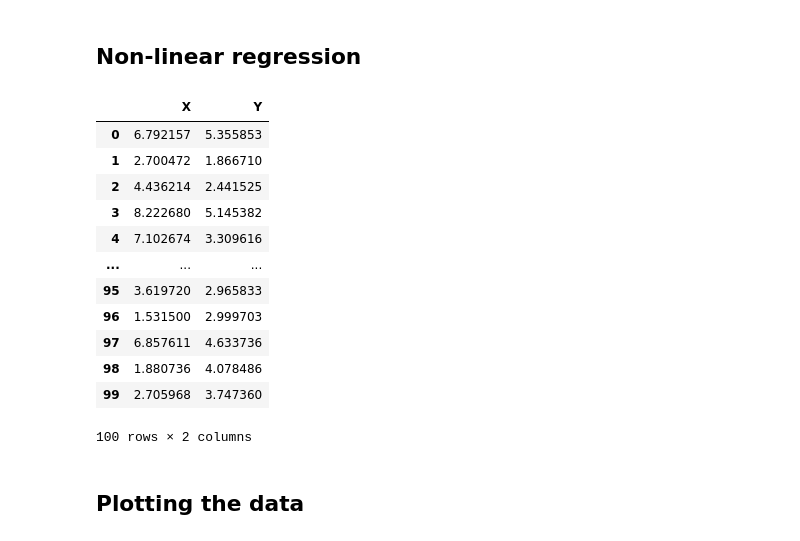
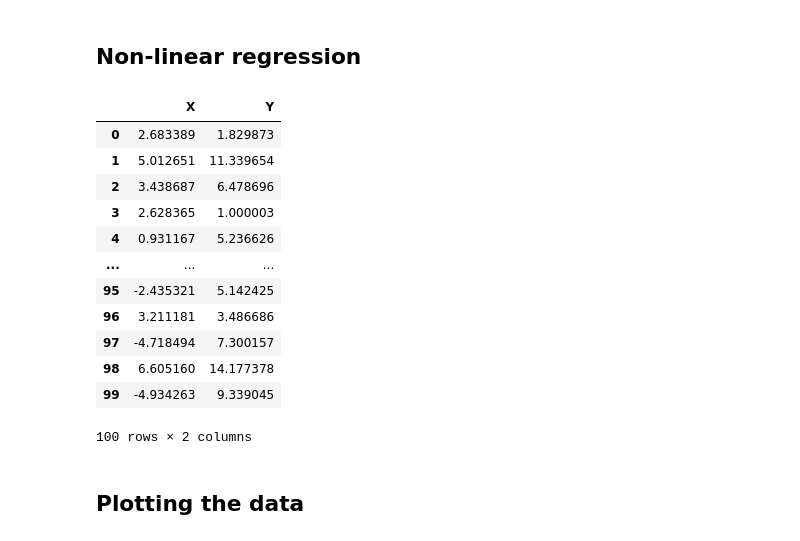
Before and after one commit to badralbanna/quantitative-neuroscience, a Jupyter notebook: (BFA) Ex 7 - regressions.ipynb, the cells around one changed output. Cells and saved outputs as stored; diff of their text form; code cells hidden in the pictures.

```diff
--- a/(BFA) Ex 7 - regressions.ipynb
+++ b/(BFA) Ex 7 - regressions.ipynb
@@ -161,38 +180,38 @@ dtype: float64
 # %%
 # Generate 'random' data for quadratic relationship
 N = 100
 slope = 0.3
 yint = 2
 noise_scale = 2
 x_mean = 2
 x_scale = 7
 
 np.random.seed(0)
 X = x_scale * (2*np.random.rand(N) - 1) + x_mean   # Array of X values
 res = noise_scale * np.random.randn(N)      # Generate residual terms
 Y = yint + slope * X**2 + res                  # Actual values of Y
 
 # Create pandas dataframe to store our X and y values
 df2 = pd.DataFrame(
     {'X': X,
      'Y': Y}
 )
 
 # Show the data frame
-df
+df2
 # %% [output]
 |  | X | Y |
-| 0 | 6.792157 | 5.355853 |
-| 1 | 2.700472 | 1.866710 |
-| 2 | 4.436214 | 2.441525 |
-| 3 | 8.222680 | 5.145382 |
-| 4 | 7.102674 | 3.309616 |
+| 0 | 2.683389 | 1.829873 |
+| 1 | 5.012651 | 11.339654 |
+| 2 | 3.438687 | 6.478696 |
+| 3 | 2.628365 | 1.000003 |
+| 4 | 0.931167 | 5.236626 |
 | ... | ... | ... |
-| 95 | 3.619720 | 2.965833 |
-| 96 | 1.531500 | 2.999703 |
-| 97 | 6.857611 | 4.633736 |
-| 98 | 1.880736 | 4.078486 |
-| 99 | 2.705968 | 3.747360 |
+| 95 | -2.435321 | 5.142425 |
+| 96 | 3.211181 | 3.486686 |
+| 97 | -4.718494 | 7.300157 |
+| 98 | 6.605160 | 14.177378 |
+| 99 | -4.934263 | 9.339045 |
 100 rows × 2 columns
 # %% [markdown]
 ## Plotting the data
```
Also changed, not shown: parts of 7 cells of this notebook.
